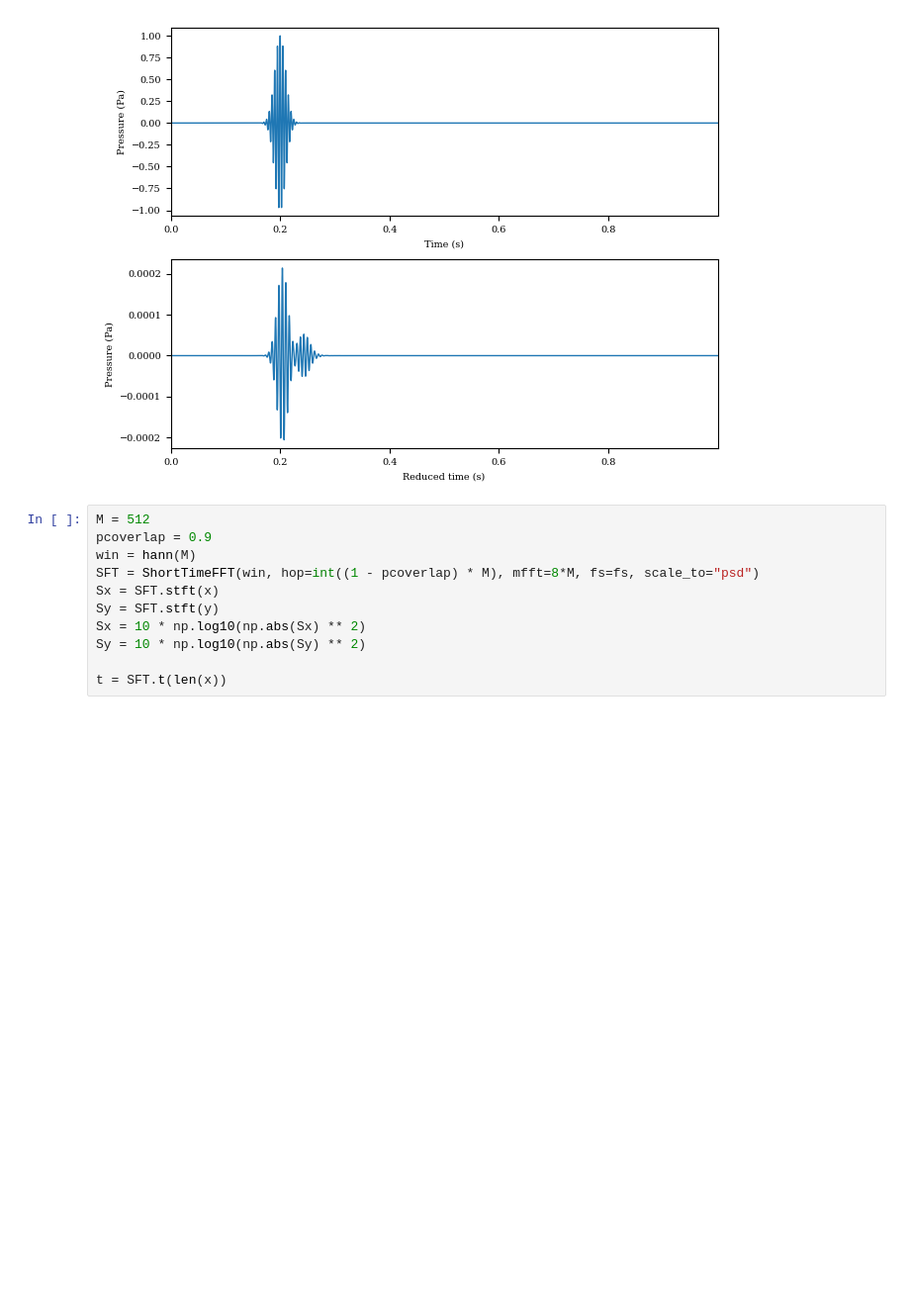
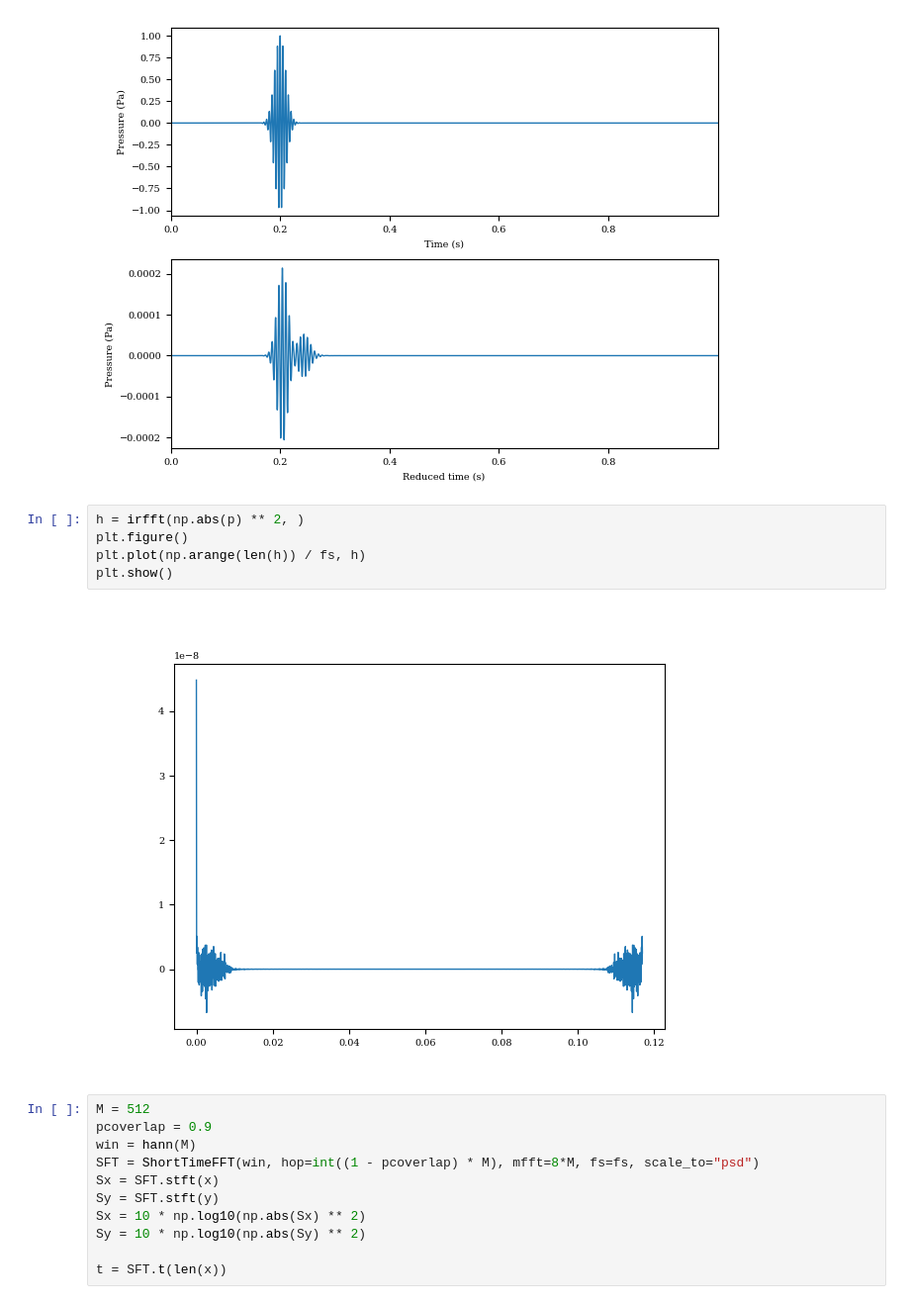
Before and after one commit to NeptuneProjects/RODEO-II_Construction-Soundscape, a Jupyter notebook: scripts/propagation.ipynb, the cells around one changed output. Shown at 99% size. Drawn from its saved outputs; the diff is of its cells as text; blank space fills up the shorter version.

```diff
--- a/scripts/propagation.ipynb
+++ b/scripts/propagation.ipynb
@@ -167,6 +171,13 @@ fig = plot_orig_and_dispersed(t, x, y)
 plt.show()
 # %% [output]
 [figure]
+# %%
+h = irfft(np.abs(p) ** 2, )
+plt.figure()
+plt.plot(np.arange(len(h)) / fs, h)
+plt.show()
+# %% [output]
+[figure, added]
 # %%
 M = 512
 pcoverlap = 0.9
```
Also changed, not shown: parts of 3 cells of this notebook.
